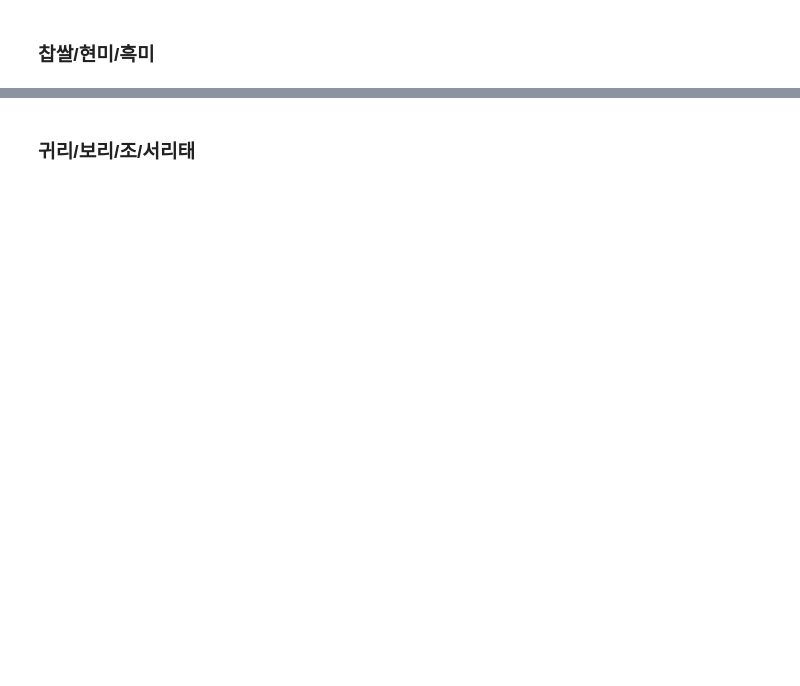
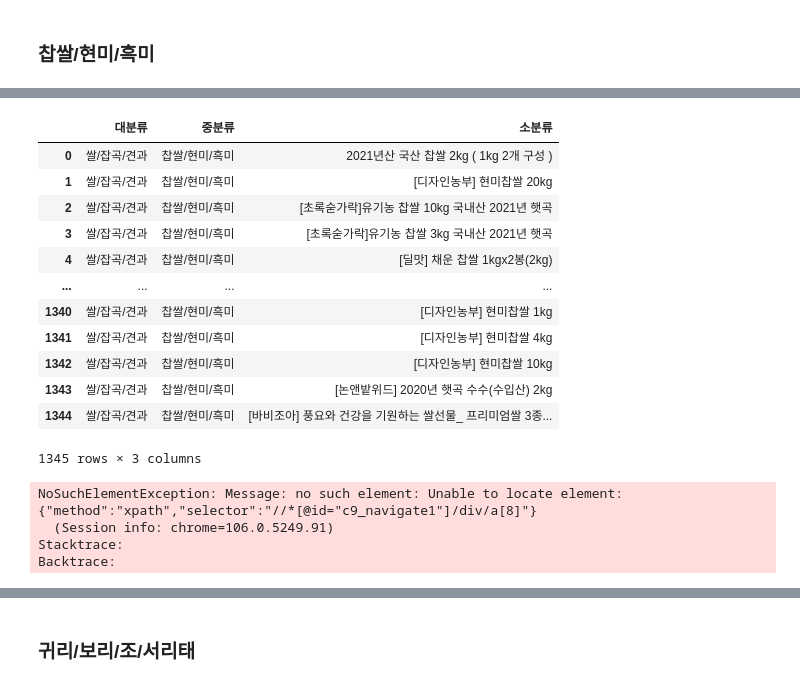
Before and after one commit to shinjangwoon/Store_Analysis, a Jupyter notebook: crawling/crawling.ipynb, the cells around one changed output, grey strips where cells are left out. Saved outputs shown, nothing was run; the diff lists cells and outputs as text; code cells hidden in the pictures; blank space fills up the shorter version.

```diff
--- a/crawling/crawling.ipynb
+++ b/crawling/crawling.ipynb
@@ -1703,0 +1786,41 @@ for f in range(1,36):
+# %%
+찹쌀_df = pd.DataFrame(data=찹쌀, columns=['소분류'])
+찹쌀_df[['중분류', '대분류']] = ['찹쌀/현미/흑미', '쌀/잡곡/견과']
+찹쌀_df = 찹쌀_df[['대분류','중분류', '소분류']]
+찹쌀_df
+# %% [output]
+|  | 대분류 | 중분류 | 소분류 |
+| 0 | 쌀/잡곡/견과 | 찹쌀/현미/흑미 | 2021년산 국산 찹쌀 2kg ( 1kg 2개 구성 ) |
+| 1 | 쌀/잡곡/견과 | 찹쌀/현미/흑미 | [디자인농부] 현미찹쌀 20kg |
+| 2 | 쌀/잡곡/견과 | 찹쌀/현미/흑미 | [초록숟가락]유기농 찹쌀 10kg 국내산 2021년 햇곡 |
+| 3 | 쌀/잡곡/견과 | 찹쌀/현미/흑미 | [초록숟가락]유기농 찹쌀 3kg 국내산 2021년 햇곡 |
+| 4 | 쌀/잡곡/견과 | 찹쌀/현미/흑미 | [딜맛] 채운 찹쌀 1kgx2봉(2kg) |
+| ... | ... | ... | ... |
+| 1340 | 쌀/잡곡/견과 | 찹쌀/현미/흑미 | [디자인농부] 현미찹쌀 1kg |
+| 1341 | 쌀/잡곡/견과 | 찹쌀/현미/흑미 | [디자인농부] 현미찹쌀 4kg |
+| 1342 | 쌀/잡곡/견과 | 찹쌀/현미/흑미 | [디자인농부] 현미찹쌀 10kg |
+| 1343 | 쌀/잡곡/견과 | 찹쌀/현미/흑미 | [논앤밭위드] 2020년 햇곡 수수(수입산) 2kg |
+| 1344 | 쌀/잡곡/견과 | 찹쌀/현미/흑미 | [바비조아] 풍요와 건강을 기원하는 쌀선물_ 프리미엄쌀 3종... |
+1345 rows × 3 columns
+# %%
+# 현미
+현미 = []
+driver.get('https://www.lotteon.com/search/render/render.ecn?render=nqapi&platform=pc&collection_id=9&login=Y&u9=navigate&u8=FC01240703&mallId=1')
+for f in range(1,36):
+    if f == 1:
+        name = driver.find_elements_by_class_name('srchProductUnitTitle')
+        time.sleep(2)
+        for named in range(0,len(name)):
+            현미.append(name[named].text)
+        driver.find_element_by_xpath('//*[@id="c9_navigate1"]/div/a[7]').click()
+    else:
+        time.sleep(2)
+        name = driver.find_elements_by_class_name('srchProductUnitTitle')
+        for named in range(0,len(name)):
+            현미.append(name[named].text)
+        driver.find_element_by_xpath('//*[@id="c9_navigate1"]/div/a[8]').click()
+# %% [output]
+NoSuchElementException: Message: no such element: Unable to locate element: {"method":"xpath","selector":"//*[@id="c9_navigate1"]/div/a[8]"}
+  (Session info: chrome=106.0.5249.91)
+Stacktrace:
+Backtrace:
```
Also changed, not shown: parts of 32 cells of this notebook.
